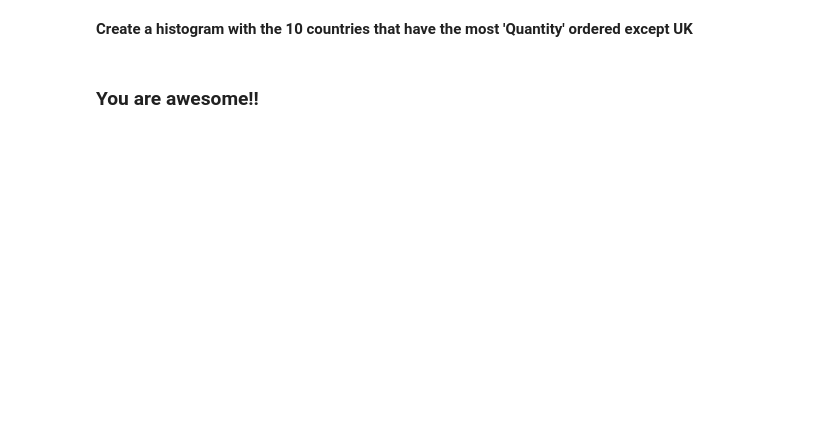
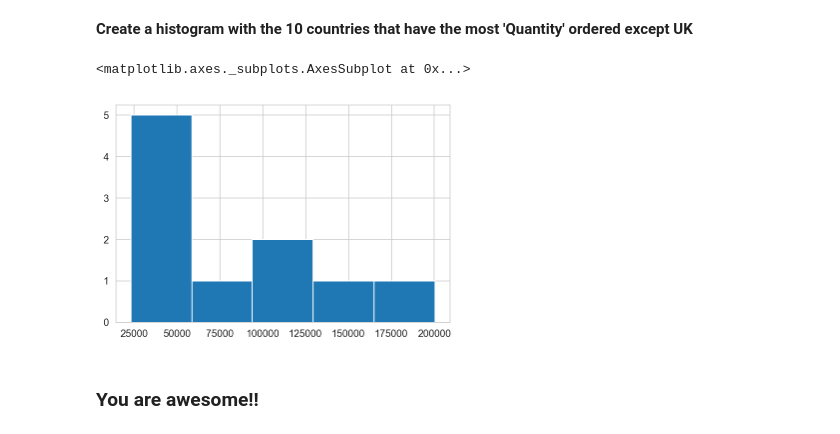
Before and after one commit to huynhducduy/DevC-Data-Sci, a Jupyter notebook: Assignments/3/Assignment_3_EDA.ipynb, the cells around one changed output. Saved outputs shown, nothing was run; the diff lists cells and outputs as text; code cells hidden in the pictures; blank space fills up the shorter version.

```diff
--- a/Assignments/3/Assignment_3_EDA.ipynb
+++ b/Assignments/3/Assignment_3_EDA.ipynb
@@ -146,2 +337,8 @@ Few of useful data cleaning functions:
+# %%
+retail2 = retail[retail['Country'] != 'United Kingdom']
+retail2.groupby('Country').sum().sort_values('Quantity', ascending=False).head(10)['Quantity'].hist(bins = 5)
+# %% [output]
+<matplotlib.axes._subplots.AxesSubplot at 0x...>
+[figure, added]
 # %% [markdown]
 ### You are awesome!!
```
Also changed, not shown: parts of 36 cells of this notebook, 2 other files.
